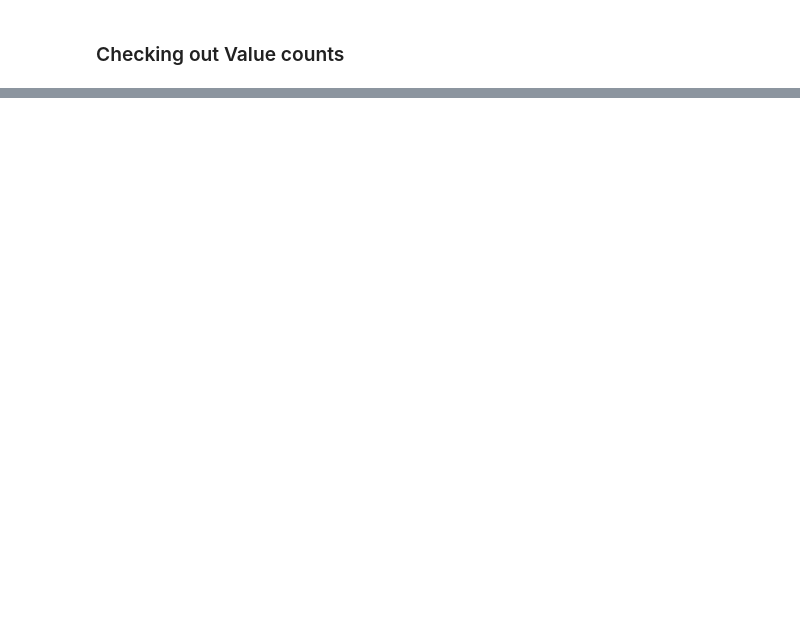
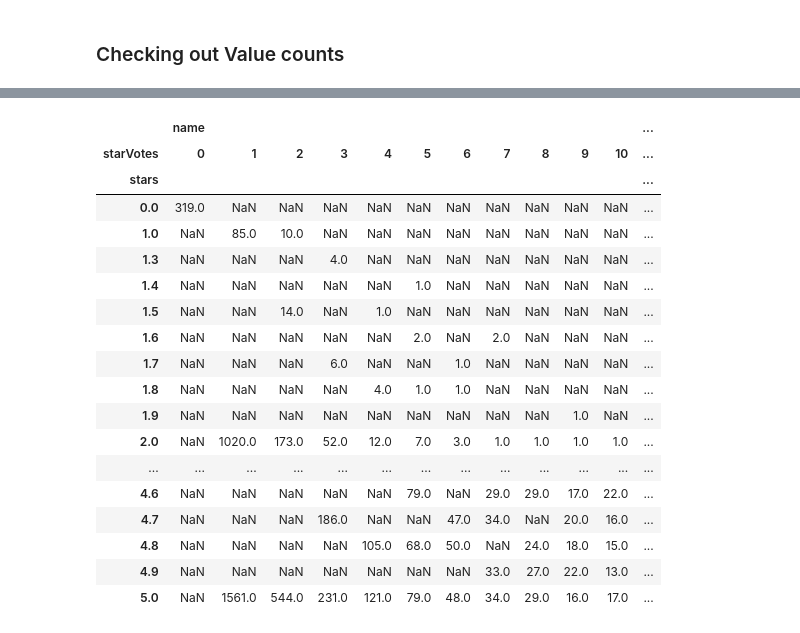
Before and after one commit to gseemann/climb_recommender, a Jupyter notebook: EDA.ipynb, the cells around one changed output, grey strips where cells are left out. Cells and saved outputs as stored; diff of their text form; code cells hidden in the pictures; blank space fills up the shorter version.

```diff
--- a/EDA.ipynb
+++ b/EDA.ipynb
@@ -64,0 +557,2 @@ memory usage: 3.1+ MB
+# %%
+df['danger'] = df['rating'].apply(lambda x: get_grade_sub(x, 'Safety'))
@@ -64,0 +570,6 @@ memory usage: 3.1+ MB
+# %%
+df['rope_grade'] = 0
+df['boulder_grade'] = 0
+# %%
+df['rope_grade'] = df['rating'].apply(lambda x: get_grade_sub(x, 'Rope'))
+df['boulder_grade'] = df['rating'].apply(lambda x: get_grade_sub(x, 'Boulder'))
@@ -183,0 +737,24 @@ word.split(',')
+# %%
+star_ct_array = df.groupby(['stars','starVotes']).agg({'name' : 'count'}).unstack()
+# %%
+star_ct_array
+# %% [output]
+|  | name |  |  |  |  |  |  |  |  |  |  | ... |
+| starVotes | 0 | 1 | 2 | 3 | 4 | 5 | 6 | 7 | 8 | 9 | 10 | ... |
+| stars |  |  |  |  |  |  |  |  |  |  |  | ... |
+| 0.0 | 319.0 | NaN | NaN | NaN | NaN | NaN | NaN | NaN | NaN | NaN | NaN | ... |
+| 1.0 | NaN | 85.0 | 10.0 | NaN | NaN | NaN | NaN | NaN | NaN | NaN | NaN | ... |
+| 1.3 | NaN | NaN | NaN | 4.0 | NaN | NaN | NaN | NaN | NaN | NaN | NaN | ... |
+| 1.4 | NaN | NaN | NaN | NaN | NaN | 1.0 | NaN | NaN | NaN | NaN | NaN | ... |
+| 1.5 | NaN | NaN | 14.0 | NaN | 1.0 | NaN | NaN | NaN | NaN | NaN | NaN | ... |
+| 1.6 | NaN | NaN | NaN | NaN | NaN | 2.0 | NaN | 2.0 | NaN | NaN | NaN | ... |
+| 1.7 | NaN | NaN | NaN | 6.0 | NaN | NaN | 1.0 | NaN | NaN | NaN | NaN | ... |
+| 1.8 | NaN | NaN | NaN | NaN | 4.0 | 1.0 | 1.0 | NaN | NaN | NaN | NaN | ... |
+| 1.9 | NaN | NaN | NaN | NaN | NaN | NaN | NaN | NaN | NaN | 1.0 | NaN | ... |
+| 2.0 | NaN | 1020.0 | 173.0 | 52.0 | 12.0 | 7.0 | 3.0 | 1.0 | 1.0 | 1.0 | 1.0 | ... |
+| ... | ... | ... | ... | ... | ... | ... | ... | ... | ... | ... | ... | ... |
+| 4.6 | NaN | NaN | NaN | NaN | NaN | 79.0 | NaN | 29.0 | 29.0 | 17.0 | 22.0 | ... |
+| 4.7 | NaN | NaN | NaN | 186.0 | NaN | NaN | 47.0 | 34.0 | NaN | 20.0 | 16.0 | ... |
+| 4.8 | NaN | NaN | NaN | NaN | 105.0 | 68.0 | 50.0 | NaN | 24.0 | 18.0 | 15.0 | ... |
+| 4.9 | NaN | NaN | NaN | NaN | NaN | NaN | NaN | 33.0 | 27.0 | 22.0 | 13.0 | ... |
+| 5.0 | NaN | 1561.0 | 544.0 | 231.0 | 121.0 | 79.0 | 48.0 | 34.0 | 29.0 | 16.0 | 17.0 | ... |
```
Also changed, not shown: parts of 64 cells of this notebook, 2 other files.
